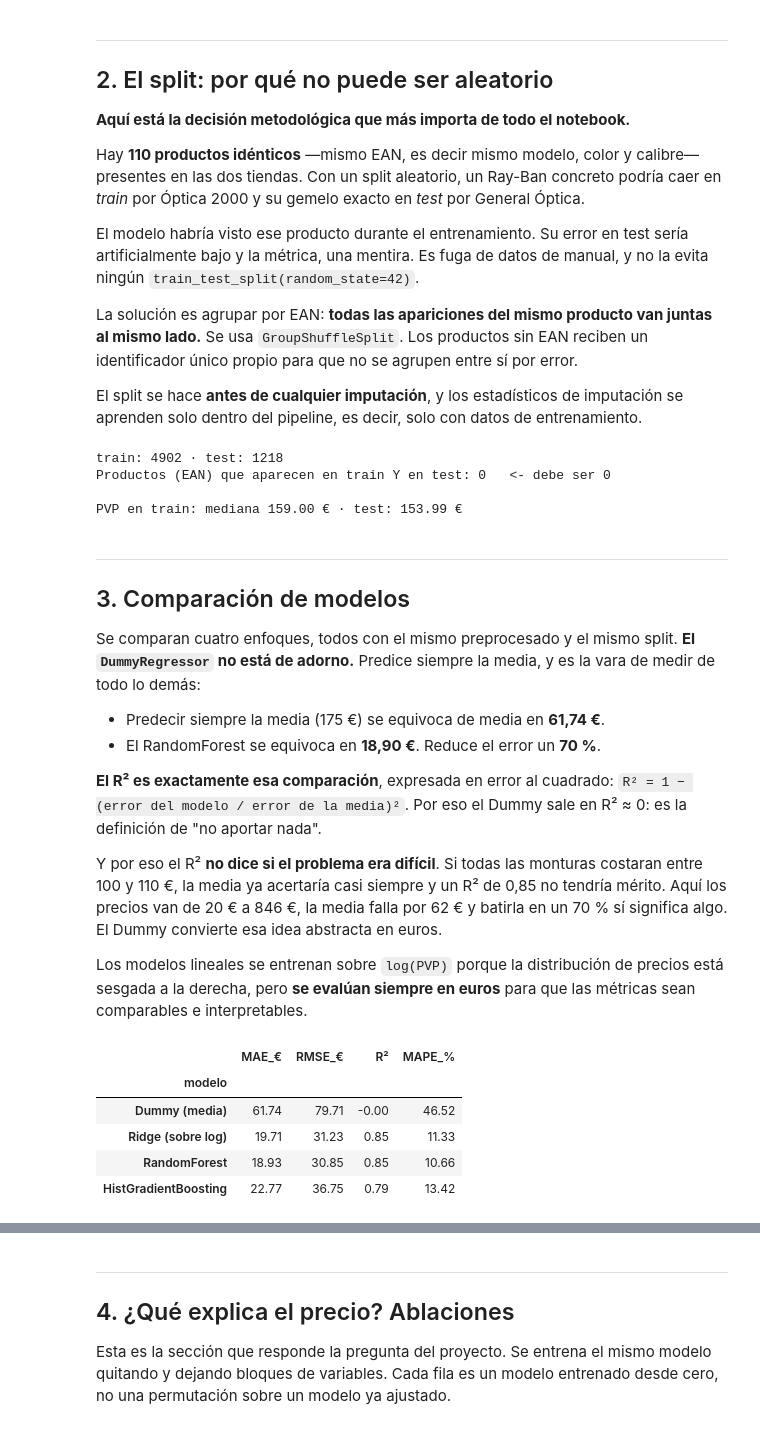
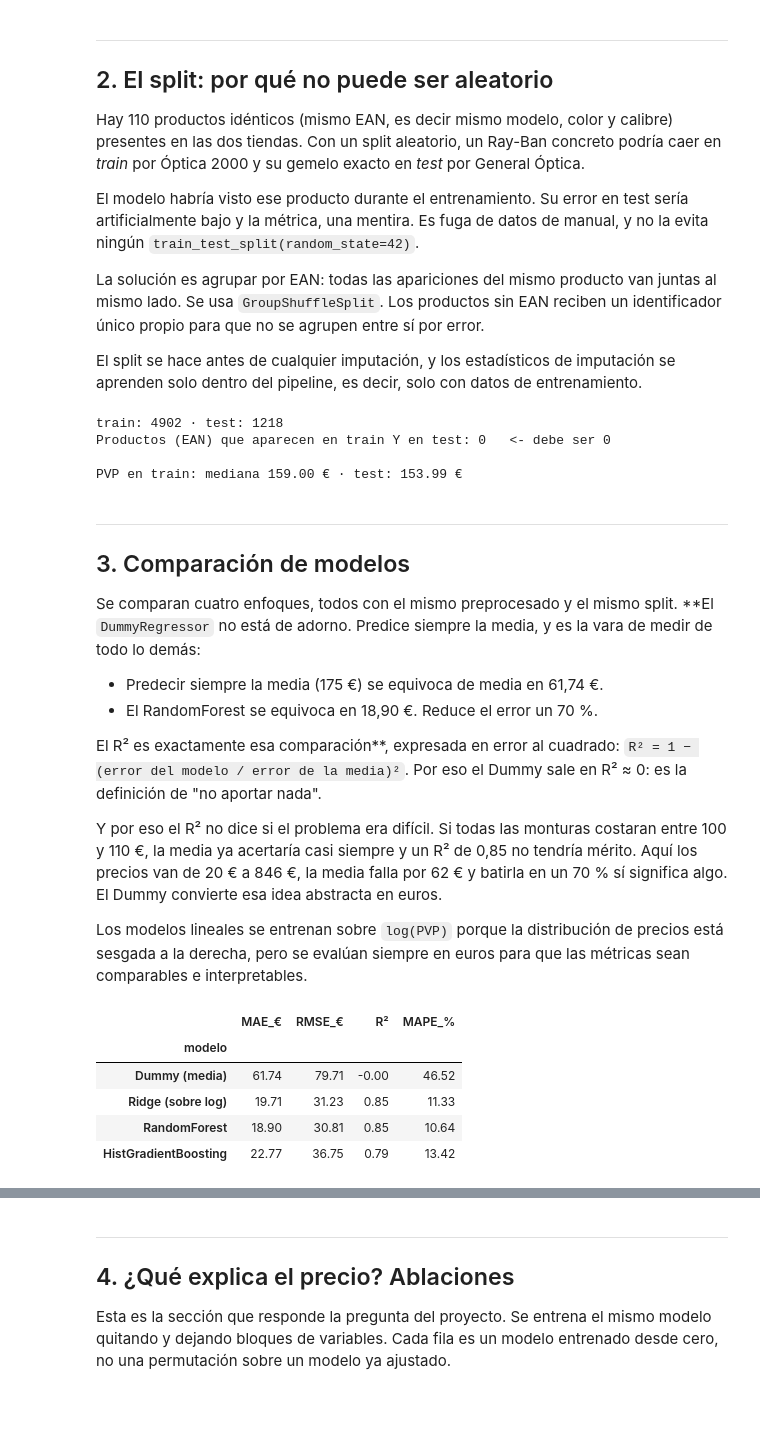
Before and after one commit to JuanAntoniomm/ProyectoML_gafas-graduadas, a Jupyter notebook: notebooks/02_Modelado_PVP.ipynb, the cells around one changed output, grey strips where cells are left out. Drawn from its saved outputs; the diff is of its cells as text; code cells hidden in the pictures.

```diff
--- a/notebooks/02_Modelado_PVP.ipynb
+++ b/notebooks/02_Modelado_PVP.ipynb
@@ -93,15 +93,13 @@ En stock: 3071 de 6120 (50.2 %)
 ---
 ## 2. El split: por qué no puede ser aleatorio
 
-**Aquí está la decisión metodológica que más importa de todo el notebook.**
-
-Hay **110 productos idénticos** —mismo EAN, es decir mismo modelo, color y calibre— presentes en las dos tiendas. Con un split aleatorio, un Ray-Ban concreto podría caer en *train* por Óptica 2000 y su gemelo exacto en *test* por General Óptica.
+Hay 110 productos idénticos (mismo EAN, es decir mismo modelo, color y calibre) presentes en las dos tiendas. Con un split aleatorio, un Ray-Ban concreto podría caer en *train* por Óptica 2000 y su gemelo exacto en *test* por General Óptica.
 
 El modelo habría visto ese producto durante el entrenamiento. Su error en test sería artificialmente bajo y la métrica, una mentira. Es fuga de datos de manual, y no la evita ningún `train_test_split(random_state=42)`.
 
-La solución es agrupar por EAN: **todas las apariciones del mismo producto van juntas al mismo lado.** Se usa `GroupShuffleSplit`. Los productos sin EAN reciben un identificador único propio para que no se agrupen entre sí por error.
+La solución es agrupar por EAN: todas las apariciones del mismo producto van juntas al mismo lado. Se usa `GroupShuffleSplit`. Los productos sin EAN reciben un identificador único propio para que no se agrupen entre sí por error.
 
-El split se hace **antes de cualquier imputación**, y los estadísticos de imputación se aprenden solo dentro del pipeline, es decir, solo con datos de entrenamiento.
+El split se hace antes de cualquier imputación, y los estadísticos de imputación se aprenden solo dentro del pipeline, es decir, solo con datos de entrenamiento.
 # %%
 # Clave de agrupación: el EAN. Los productos sin EAN reciben una clave única propia
 # para que no acaben agrupados todos juntos.
@@ -125,16 +123,16 @@ PVP en train: mediana 159.00 € · test: 153.99 €
 ---
 ## 3. Comparación de modelos
 
-Se comparan cuatro enfoques, todos con el mismo preprocesado y el mismo split. **El `DummyRegressor` no está de adorno.** Predice siempre la media, y es la vara de medir de todo lo demás:
+Se comparan cuatro enfoques, todos con el mismo preprocesado y el mismo split. **El `DummyRegressor` no está de adorno. Predice siempre la media, y es la vara de medir de todo lo demás:
 
-- Predecir siempre la media (175 €) se equivoca de media en **61,74 €**.
-- El RandomForest se equivoca en **18,90 €**. Reduce el error un **70 %**.
+- Predecir siempre la media (175 €) se equivoca de media en 61,74 €.
+- El RandomForest se equivoca en 18,90 €. Reduce el error un 70 %.
 
-**El R² es exactamente esa comparación**, expresada en error al cuadrado: `R² = 1 − (error del modelo / error de la media)²`. Por eso el Dummy sale en R² ≈ 0: es la definición de "no aportar nada".
+El R² es exactamente esa comparación**, expresada en error al cuadrado: `R² = 1 − (error del modelo / error de la media)²`. Por eso el Dummy sale en R² ≈ 0: es la definición de "no aportar nada".
 
-Y por eso el R² **no dice si el problema era difícil**. Si todas las monturas costaran entre 100 y 110 €, la media ya acertaría casi siempre y un R² de 0,85 no tendría mérito. Aquí los precios van de 20 € a 846 €, la media falla por 62 € y batirla en un 70 % sí significa algo. El Dummy convierte esa idea abstracta en euros.
+Y por eso el R² no dice si el problema era difícil. Si todas las monturas costaran entre 100 y 110 €, la media ya acertaría casi siempre y un R² de 0,85 no tendría mérito. Aquí los precios van de 20 € a 846 €, la media falla por 62 € y batirla en un 70 % sí significa algo. El Dummy convierte esa idea abstracta en euros.
 
-Los modelos lineales se entrenan sobre `log(PVP)` porque la distribución de precios está sesgada a la derecha, pero **se evalúan siempre en euros** para que las métricas sean comparables e interpretables.
+Los modelos lineales se entrenan sobre `log(PVP)` porque la distribución de precios está sesgada a la derecha, pero se evalúan siempre en euros para que las métricas sean comparables e interpretables.
 # %%
 NUM = ["ancho_lente", "ancho_puente"]
 CAT = ["marca", "grupo", "tienda", "material_montura", "color", "genero"]
@@ -151,34 +149,34 @@ def preprocesador(num, cat, escalar=False):
         [("n", Pipeline(pasos_num), num), ("c", pipe_cat, cat)], remainder="drop")
 
 def evaluar(modelo, num, cat, etiqueta, escalar=False, log=False, target="pvp"):
     p = Pipeline([("prep", preprocesador(num, cat, escalar)), ("m", modelo)])
     if log:
         p = TransformedTargetRegressor(regressor=p, func=np.log1p, inverse_func=np.expm1)
     p.fit(TR[num + cat], TR[target])
     pred = p.predict(TE[num + cat])
     y = TE[target]
     return {
         "modelo": etiqueta,
         "MAE_€": mean_absolute_error(y, pred),
         "RMSE_€": np.sqrt(mean_squared_error(y, pred)),
         "R²": r2_score(y, pred),
         "MAPE_%": float(np.mean(np.abs((y - pred) / y)) * 100),
     }
 
-RF = lambda: RandomForestRegressor(n_estimators=120, random_state=SEMILLA, n_jobs=-1)
+RF = lambda: RandomForestRegressor(n_estimators=150, random_state=SEMILLA, n_jobs=-1)
 
 resultados = [
     evaluar(DummyRegressor(strategy="mean"), NUM, CAT, "Dummy (media)"),
     evaluar(Ridge(alpha=1.0), NUM, CAT, "Ridge (sobre log)", escalar=True, log=True),
     evaluar(RF(), NUM, CAT, "RandomForest"),
     evaluar(HistGradientBoostingRegressor(random_state=SEMILLA), NUM, CAT, "HistGradientBoosting"),
 ]
 pd.DataFrame(resultados).set_index("modelo").round(2)
 # %% [output]
 |  | MAE_€ | RMSE_€ | R² | MAPE_% |
 | modelo |  |  |  |  |
 | Dummy (media) | 61.74 | 79.71 | -0.00 | 46.52 |
 | Ridge (sobre log) | 19.71 | 31.23 | 0.85 | 11.33 |
-| RandomForest | 18.93 | 30.85 | 0.85 | 10.66 |
+| RandomForest | 18.90 | 30.81 | 0.85 | 10.64 |
 | HistGradientBoosting | 22.77 | 36.75 | 0.79 | 13.42 |
 # %% [markdown]
```
Also changed, not shown: parts of 19 cells of this notebook, 14 other files.
